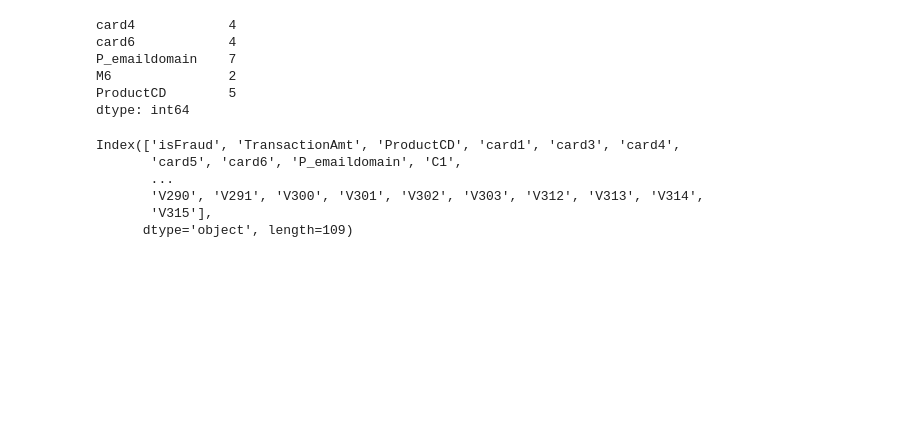
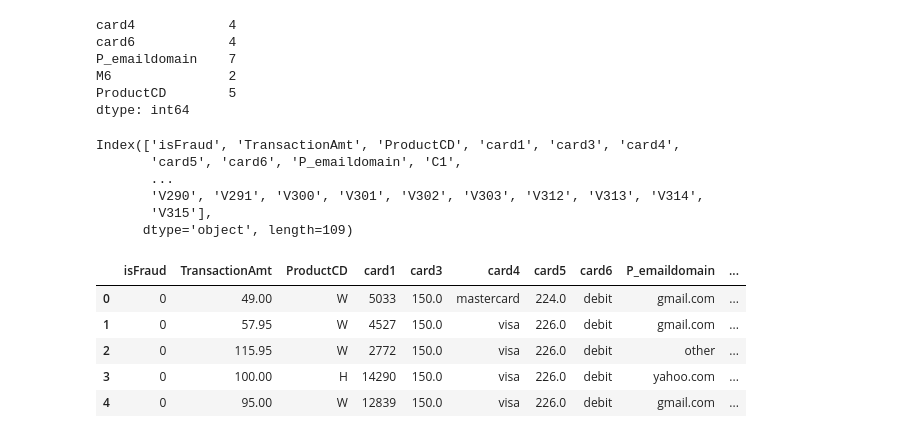
Before and after one commit to bhavik2936/Library-Management, a Jupyter notebook: its-a-fraud-eda-and-modeling.ipynb, the cells around one changed output. Saved outputs shown, nothing was run; the diff lists cells and outputs as text; code cells hidden in the pictures; blank space fills up the shorter version.

Commit message:
Kaggle Notebook | ITs_A_Fraud_EDA_and_Modeling | Version 16

```diff
--- a/its-a-fraud-eda-and-modeling.ipynb
+++ b/its-a-fraud-eda-and-modeling.ipynb
@@ -814,0 +815,11 @@ df2.to_csv()
+# %%
+mydf = pd.read_csv("./preprocessesTrain.csv")
+# %%
+mydf.head()
+# %% [output]
+|  | isFraud | TransactionAmt | ProductCD | card1 | card3 | card4 | card5 | card6 | P_emaildomain | ... |
+| 0 | 0 | 49.00 | W | 5033 | 150.0 | mastercard | 224.0 | debit | gmail.com | ... |
+| 1 | 0 | 57.95 | W | 4527 | 150.0 | visa | 226.0 | debit | gmail.com | ... |
+| 2 | 0 | 115.95 | W | 2772 | 150.0 | visa | 226.0 | debit | other | ... |
+| 3 | 0 | 100.00 | H | 14290 | 150.0 | visa | 226.0 | debit | yahoo.com | ... |
+| 4 | 0 | 95.00 | W | 12839 | 150.0 | visa | 226.0 | debit | gmail.com | ... |
```
Also changed, not shown: parts of 2 cells of this notebook.
